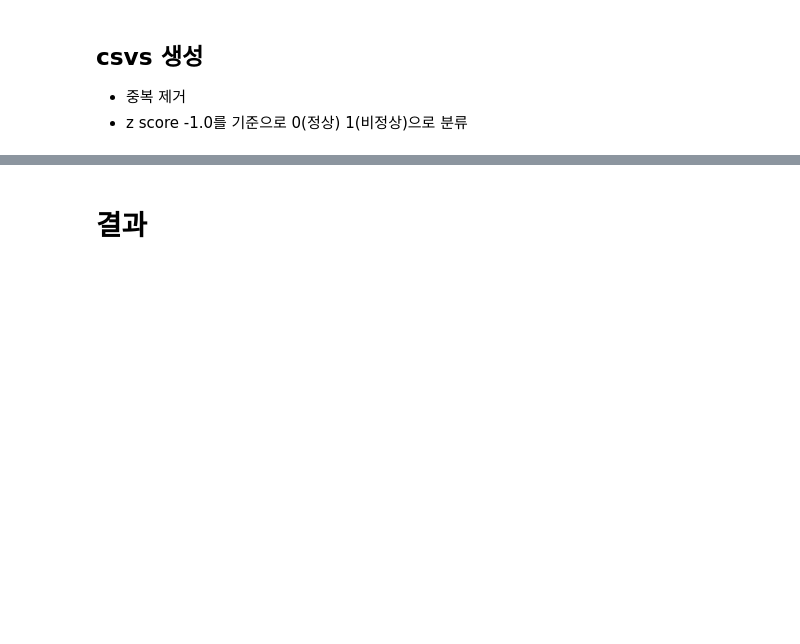
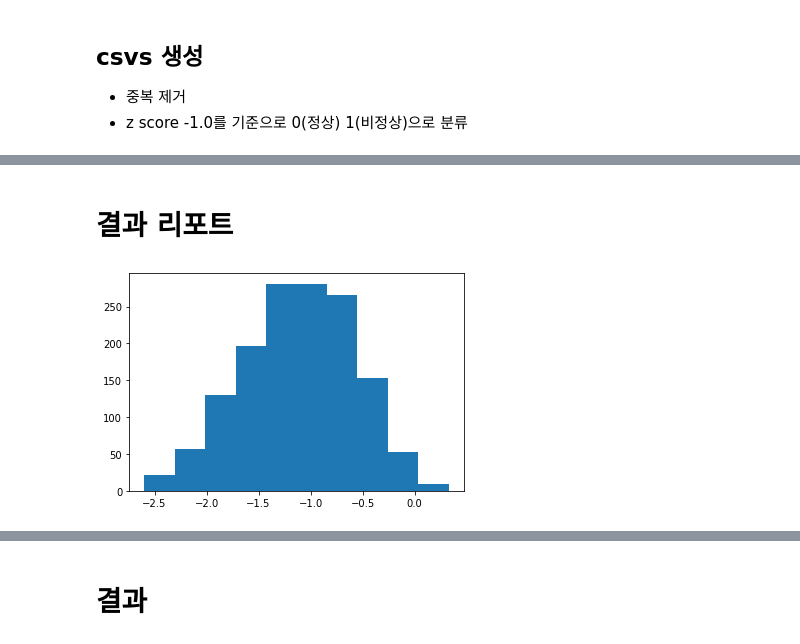
Before and after one commit to crimama/MRI_classification, a Jupyter notebook: MRI프로젝트_최종결과레포트.ipynb, the cells around one changed output, grey strips where cells are left out. Cells and saved outputs as stored; diff of their text form; code cells hidden in the pictures; blank space fills up the shorter version.

```diff
--- a/MRI프로젝트_최종결과레포트.ipynb
+++ b/MRI프로젝트_최종결과레포트.ipynb
@@ -232,0 +540,2 @@ plt.show()
+# %% [markdown]
+# 결과 리포트
@@ -232,0 +544,9 @@ plt.show()
+# %%
+predicted_train_lists = list(np.array(result.iloc[:1445,:5]).reshape(5,-1))
+predicted_valid_lists = list(np.array(result.iloc[:1445,5:10]).reshape(5,-1))
+predicted_test_lists = list(np.array(result.iloc[1445:,10:]).reshape(5,-1))
+# %%
+plt.hist(np.mean(predicted_train_lists,axis=0))
+plt.show()
+# %% [output]
+[figure, added]
```
Also changed, not shown: parts of 41 cells of this notebook, 6 other files.
